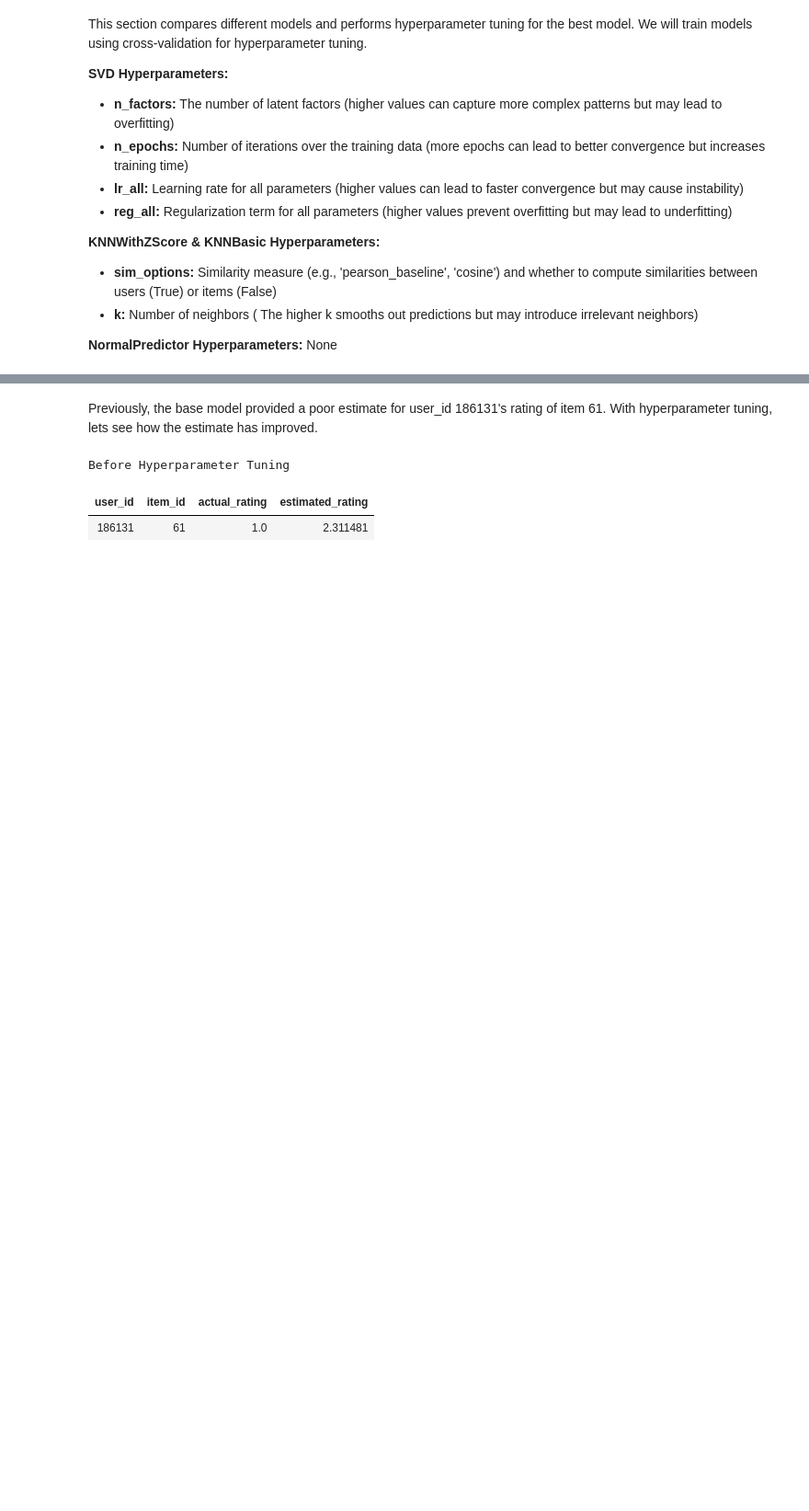
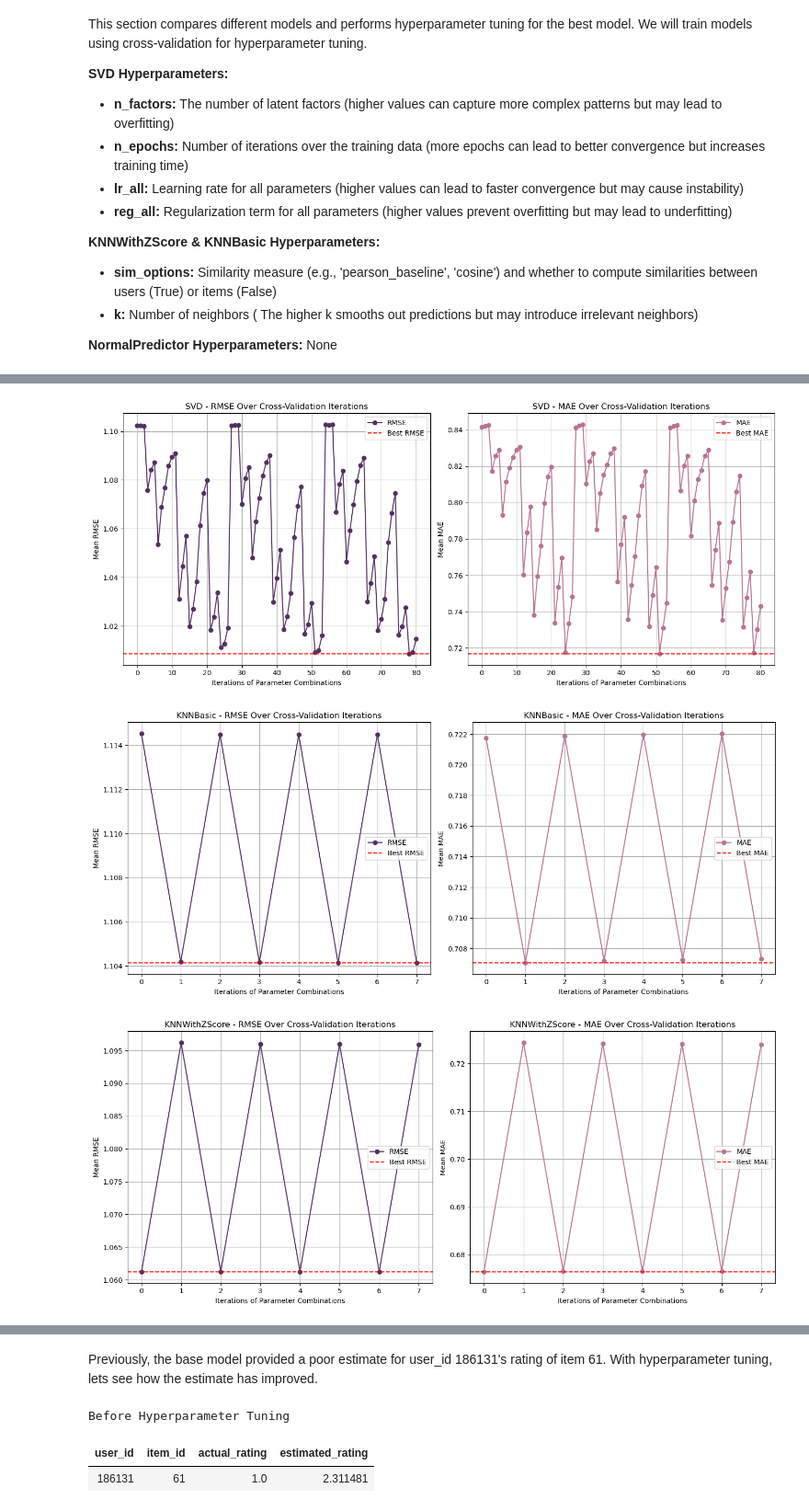
Before and after one commit to renaqd/team1-ADS505, a Jupyter notebook: team1-recommendation_sys.ipynb, the cells around one changed output, grey strips where cells are left out. Shown at 92% size. Saved outputs shown, nothing was run; the diff lists cells and outputs as text; code cells hidden in the pictures; blank space fills up the shorter version.

```diff
--- a/team1-recommendation_sys.ipynb
+++ b/team1-recommendation_sys.ipynb
@@ -631,0 +475,16 @@ Done computing similarity matrix.
+# %%
+param_grid_knn_zscore = {
+    'k': [20, 30, 40, 50],
+    'sim_options': {
+        'name': ['pearson_baseline', 'cosine'],
+        'user_based': [False]
+    }
+}
+
+param_grid_knn_basic = {
+    'k': [20, 30, 40, 50],
+    'sim_options': {
+        'name': ['cosine', 'msd'],
+        'user_based': [False]
+    }
+}
@@ -669 +643,39 @@ plot_cv_results(model_data['cv_results'])
+# %%
+def plot_cv_results(cv_results, model_name, rmse_color='#52315f', mae_color='#b77495', best_line_color='r'):
+    if 'mean_test_rmse' not in cv_results or 'mean_test_mae' not in cv_results:
+        raise ValueError("cv_results must contain 'mean_test_rmse' and 'mean_test_mae' columns")
+
+    plt.figure(figsize=(14, 6))
+
+    # Plot RMSE over iterations
+    plt.subplot(1, 2, 1)
+    plt.plot(cv_results['mean_test_rmse'], marker='o', color=rmse_color, label='RMSE')
+    plt.xlabel("Iterations of Parameter Combinations")
+    plt.ylabel("Mean RMSE")
+    plt.title(f"{model_name} - RMSE Over Cross-Validation Iterations")
+    plt.axhline(y=min(cv_results['mean_test_rmse']), color=best_line_color, linestyle='--', label='Best RMSE')
+    plt.legend()
+    plt.grid(True)
+
+    # Plot MAE over iterations
+    plt.subplot(1, 2, 2)
+    plt.plot(cv_results['mean_test_mae'], marker='o', color=mae_color, label='MAE')
+    plt.xlabel("Iterations of Parameter Combinations")
+    plt.ylabel("Mean MAE")
+    plt.title(f"{model_name} - MAE Over Cross-Validation Iterations")
+    plt.axhline(y=min(cv_results['mean_test_mae']), color=best_line_color, linestyle='--', label='Best MAE')
+    plt.legend()
+    plt.grid(True)
+
+    plt.tight_layout()
+    plt.show()
+
+# Example usage with cv_results from train_and_evaluate_models
+plot_cv_results(model_data['cv_results']['SVD'], 'SVD')
+plot_cv_results(model_data['cv_results']['KNNBasic'], 'KNNBasic')
+plot_cv_results(model_data['cv_results']['KNNWithZScore'], 'KNNWithZScore')
+# %% [output]
+[figure, added]
+[figure, added]
+[figure, added]
 # %% [markdown]
```
Also changed, not shown: parts of 21 cells of this notebook.
